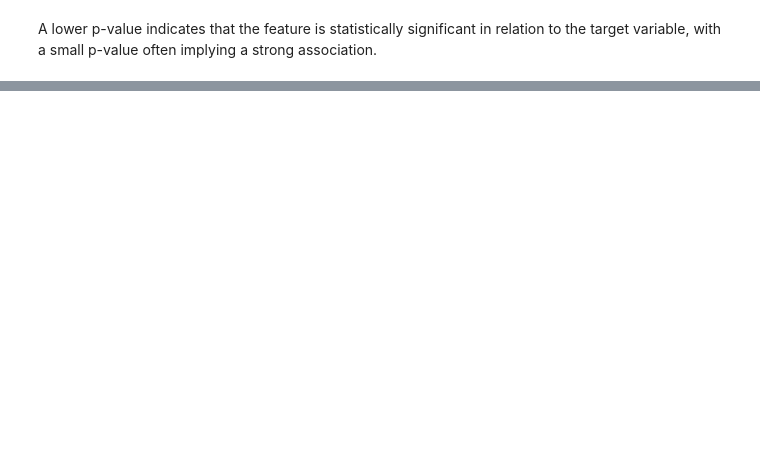
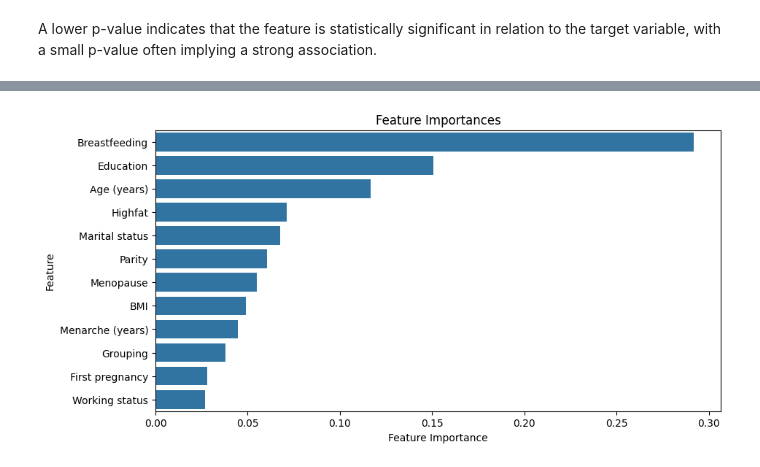
Before and after one commit to YOGASATWIKA/datamining, a Jupyter notebook: eda-feature-selection.ipynb, the cells around one changed output, grey strips where cells are left out. Cells and saved outputs as stored; diff of their text form; code cells hidden in the pictures; blank space fills up the shorter version.

```diff
--- a/eda-feature-selection.ipynb
+++ b/eda-feature-selection.ipynb
@@ -227,0 +256,27 @@ print(df.head())
+# %%
+import numpy as np
+from sklearn.ensemble import RandomForestClassifier
+from sklearn.model_selection import train_test_split
+
+# Initialize Random Forest classifier
+clf = RandomForestClassifier()
+
+# Split data into features and target
+X = df.drop('Grouping', axis=1)
+y = df['Grouping']
+
+# Train classifier
+clf.fit(X, y)
+
+# Get feature importances
+feature_importances = clf.feature_importances_
+
+# Sort feature importances and get indices of top 6 features
+sorted_indices = np.argsort(feature_importances)[::-1]
+top_n = 5
+top_features = sorted_indices[:top_n]
+top_all = sorted_indices[:12]
+
+# Print feature importances
+for i, importance in enumerate(feature_importances):
+    print(f"Feature {i}: {importance}")
@@ -228 +296,11 @@ print(df.head())
+# %%
+# Plot all features importances using seaborn
+plt.figure(figsize=(10, 5))
+sns.barplot(x=feature_importances[top_all], y=df.columns[top_all])
+plt.xlabel('Feature Importance')
+plt.ylabel('Feature')
+plt.title('Feature Importances')
+plt.show()
+# %% [output]
+[figure, added]
 # %% [markdown]
```
Also changed, not shown: parts of 46 cells of this notebook, 2 other files.
